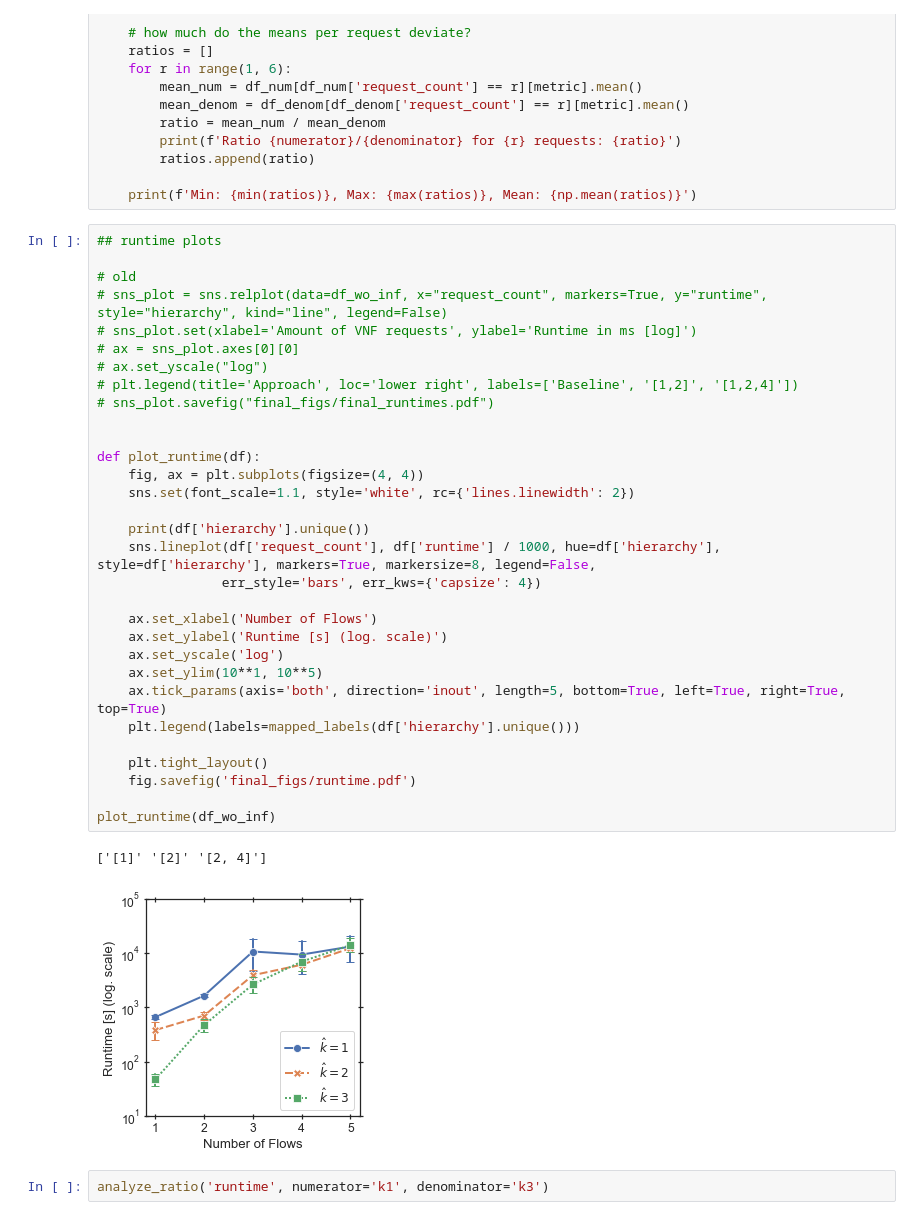
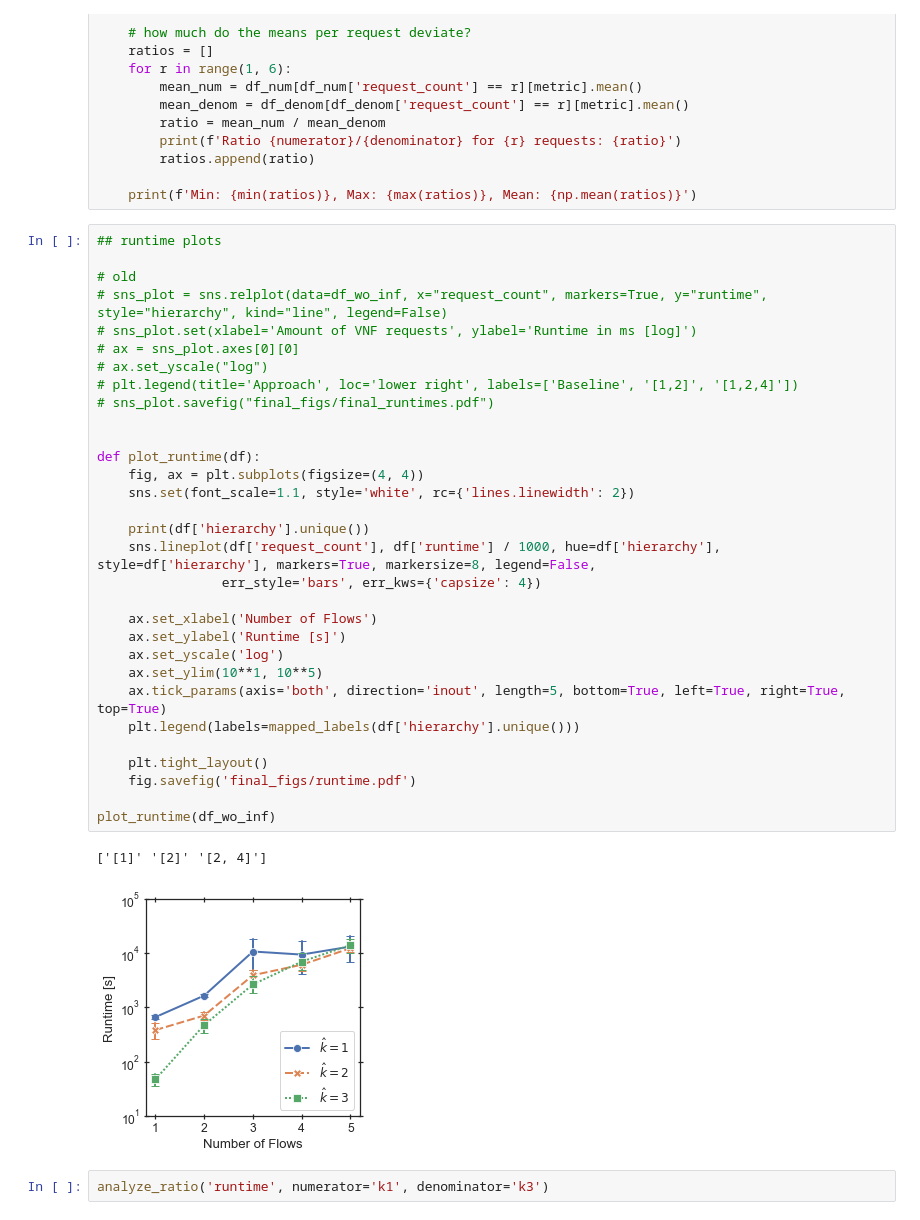
Before and after one commit to CN-UPB/hierarchical-coordination, a Jupyter notebook: eval/research_q_2_distance_plots.ipynb, the cells around one changed output. Saved outputs shown, nothing was run; the diff lists cells and outputs as text.

```diff
--- a/eval/research_q_2_distance_plots.ipynb
+++ b/eval/research_q_2_distance_plots.ipynb
@@ -64,35 +64,35 @@ def analyze_ratio(metric, numerator='k3', denominator='k1'):
 
 # old
 # sns_plot = sns.relplot(data=df_wo_inf, x="request_count", markers=True, y="runtime", style="hierarchy", kind="line", legend=False)
 # sns_plot.set(xlabel='Amount of VNF requests', ylabel='Runtime in ms [log]')
 # ax = sns_plot.axes[0][0]
 # ax.set_yscale("log")
 # plt.legend(title='Approach', loc='lower right', labels=['Baseline', '[1,2]', '[1,2,4]'])
 # sns_plot.savefig("final_figs/final_runtimes.pdf")
 
 
 def plot_runtime(df):
     fig, ax = plt.subplots(figsize=(4, 4))
     sns.set(font_scale=1.1, style='white', rc={'lines.linewidth': 2})
 
     print(df['hierarchy'].unique())
     sns.lineplot(df['request_count'], df['runtime'] / 1000, hue=df['hierarchy'], style=df['hierarchy'], markers=True, markersize=8, legend=False,
                 err_style='bars', err_kws={'capsize': 4})
 
     ax.set_xlabel('Number of Flows')
-    ax.set_ylabel('Runtime [s] (log. scale)')
+    ax.set_ylabel('Runtime [s]')
     ax.set_yscale('log')
     ax.set_ylim(10**1, 10**5)
     ax.tick_params(axis='both', direction='inout', length=5, bottom=True, left=True, right=True, top=True)
     plt.legend(labels=mapped_labels(df['hierarchy'].unique()))
 
     plt.tight_layout()
     fig.savefig('final_figs/runtime.pdf')
 
 plot_runtime(df_wo_inf)
 # %% [output]
 ['[1]' '[2]' '[2, 4]']
-[figure, old version]
+[figure, new version]
 # %%
 analyze_ratio('runtime', numerator='k1', denominator='k3')
 # %% [output]
```
Also changed, not shown: parts of 3 cells of this notebook, 22 other files.
